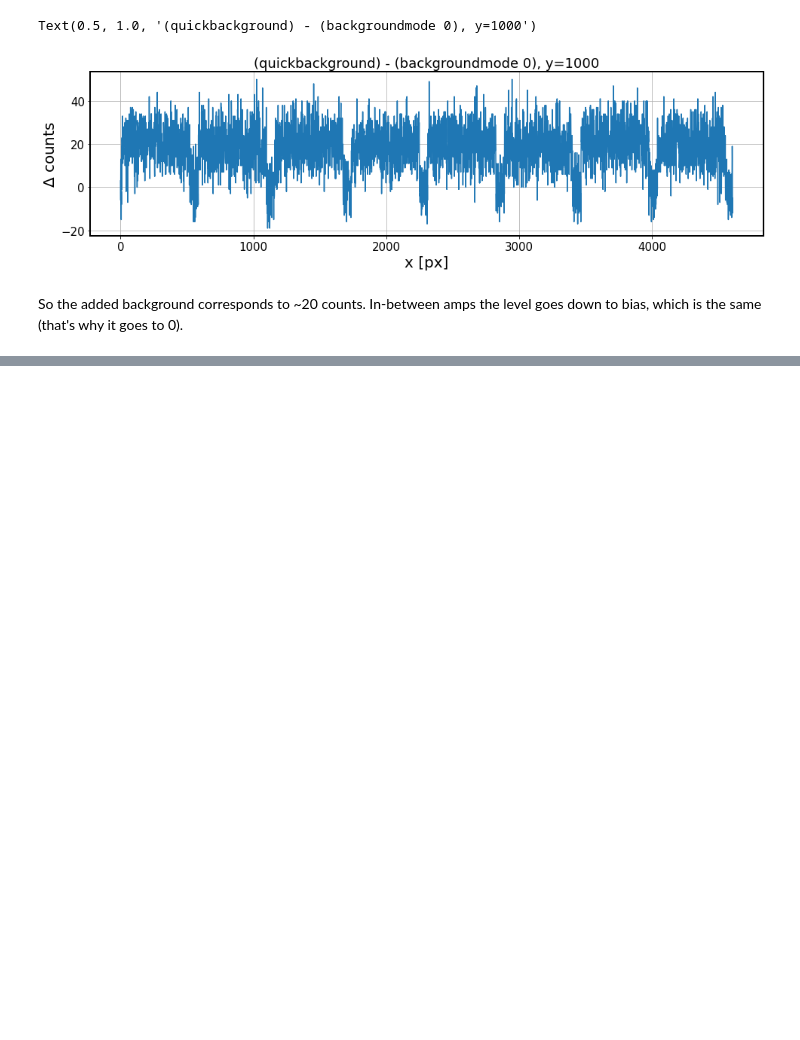
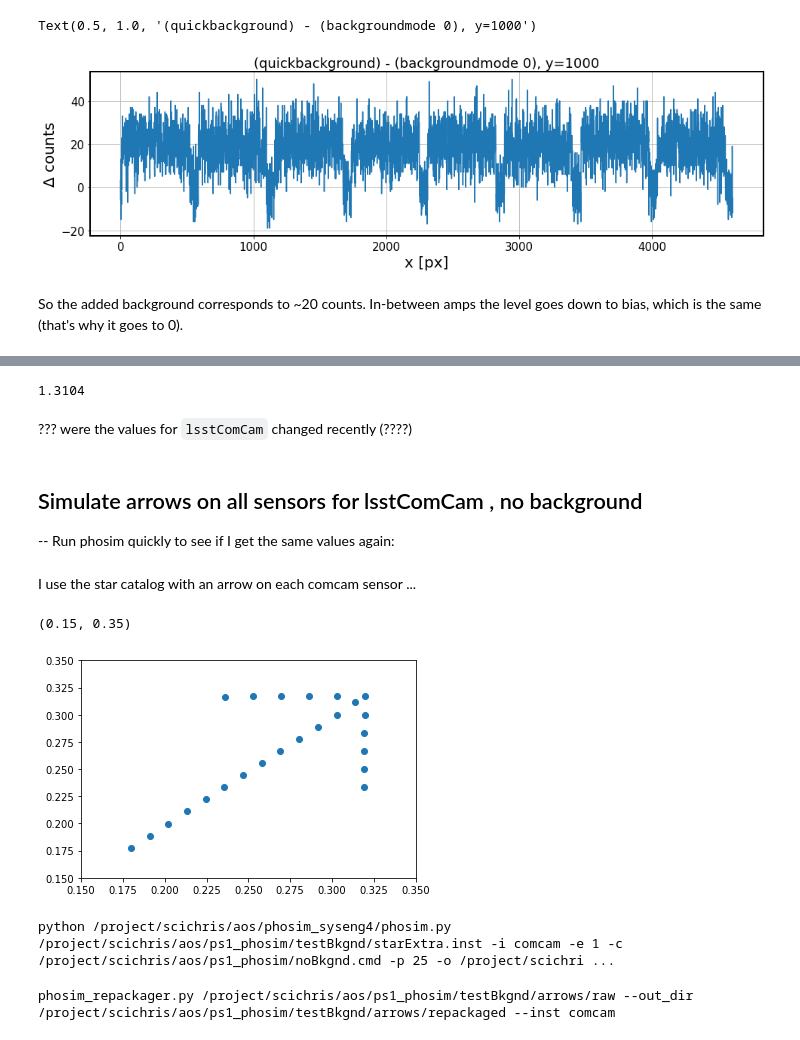
Before and after one commit to suberlak/AOS, a Jupyter notebook: AOS_quickbackground.ipynb, the cells around one changed output, grey strips where cells are left out. Saved outputs shown, nothing was run; the diff lists cells and outputs as text; code cells hidden in the pictures; blank space fills up the shorter version.

```diff
--- a/AOS_quickbackground.ipynb
+++ b/AOS_quickbackground.ipynb
@@ -187,0 +356,55 @@ So the added background corresponds to ~20 counts. In-between amps the level goe
+# %%
+# in obs_lsst   lsstCam mapper from where calibs were made :
+from lsst.obs.lsst import LsstComCam, LsstCam
+camera = LsstComCam().getCamera()
+detector = camera['R22_S21']
+amp = detector['C10']
+print(amp.getGain())
+# %% [output]
+1.3104
+# %% [markdown]
+??? were the values for `lsstComCam` changed recently (????)
+# %% [markdown]
+## Simulate arrows on all sensors for lsstComCam   , no background
+-- Run phosim quickly to see if I get the same values again:
+# %% [markdown]
+I use the star catalog with an arrow on each comcam sensor ...
+# %%
+
+# show that catalog
+import numpy as np
+import pandas as pd
+
+test_cat = np.genfromtxt('/project/scichris/aos/ps1_phosim/testBkgnd/starExtra.inst',
+                        skip_header=16)
+test_cat_df = pd.DataFrame(test_cat[:, 1:5],
+                           columns=['id', 'ra', 'dec', 'g'])
+import matplotlib.pyplot as plt
+plt.scatter(test_cat_df['ra'],test_cat_df['dec'])
+plt.xlim(0.15,0.35)
+plt.ylim(0.15,0.35)
+# %% [output]
+(0.15, 0.35)
+[figure, added]
+# %%
+phosim_path = "/project/scichris/aos/phosim_syseng4/phosim.py"
+root_dir = "/project/scichris/aos/ps1_phosim/testBkgnd/"
+inst_file = os.path.join(root_dir, 'starExtra.inst')
+instr = 'comcam'
+cmd_file = '/project/scichris/aos/ps1_phosim/noBkgnd.cmd'
+out_dir = os.path.join(root_dir, 'arrowsComCam','raw')
+log_file = os.path.join(out_dir, 'starPhosim.log')
+
+command = f"python {phosim_path} {inst_file} -i {instr} -e 1 \
+-c {cmd_file} -p 25 -o {out_dir} > {log_file} 2>&1"
+print(command)
+# %% [output]
+python /project/scichris/aos/phosim_syseng4/phosim.py /project/scichris/aos/ps1_phosim/testBkgnd/starExtra.inst -i comcam -e 1 -c /project/scichris/aos/ps1_phosim/noBkgnd.cmd -p 25 -o /project/scichri ...
+# %%
+# repackage:
+work_dir = out_dir
+repackaged_dir = os.path.join(root_dir,"arrowsComCam", "repackaged")
+command = f"phosim_repackager.py {out_dir} --out_dir {repackaged_dir} --inst {instr}"
+print(command)
+# %% [output]
+phosim_repackager.py /project/scichris/aos/ps1_phosim/testBkgnd/arrows/raw --out_dir /project/scichris/aos/ps1_phosim/testBkgnd/arrows/repackaged --inst comcam
```
Also changed, not shown: parts of 42 cells of this notebook, 5 other files.
